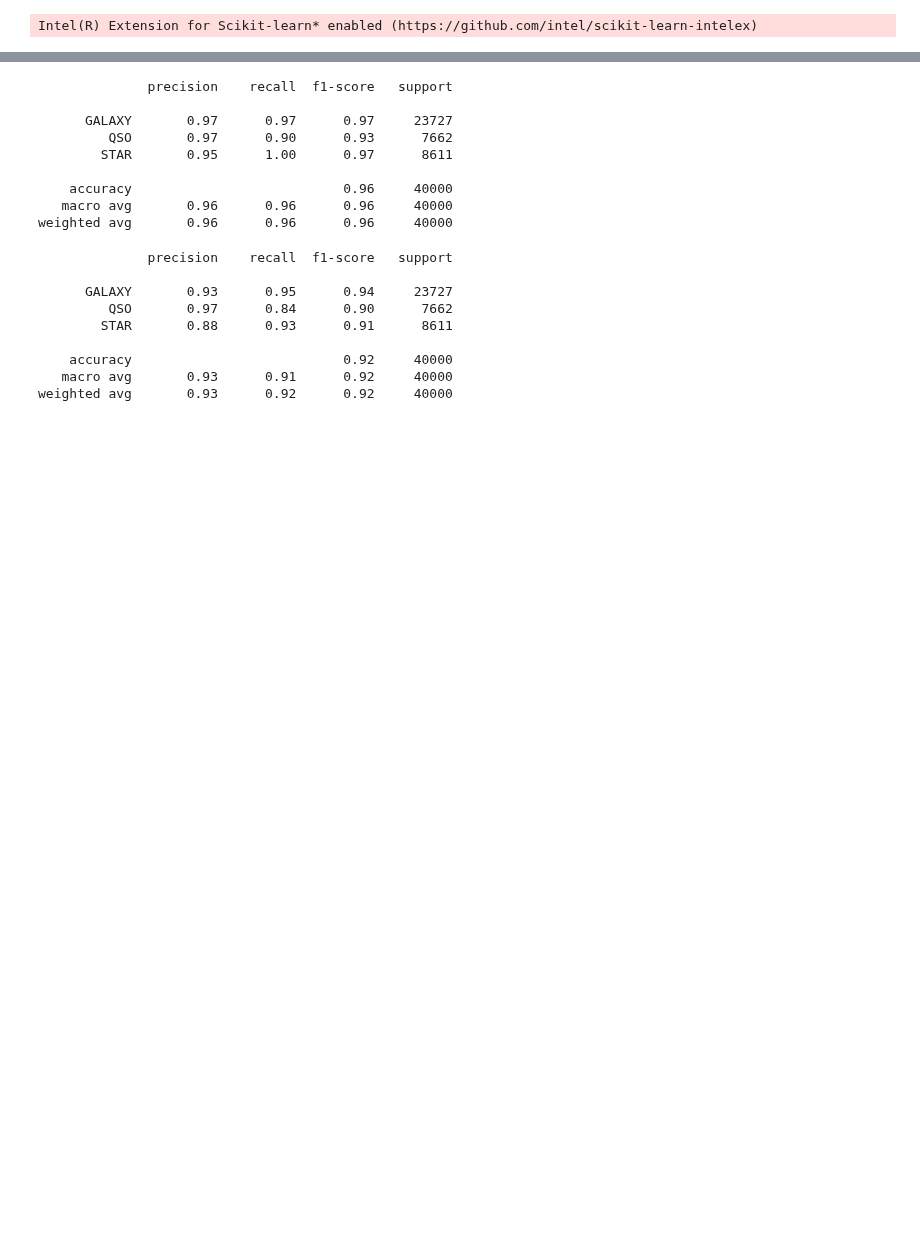
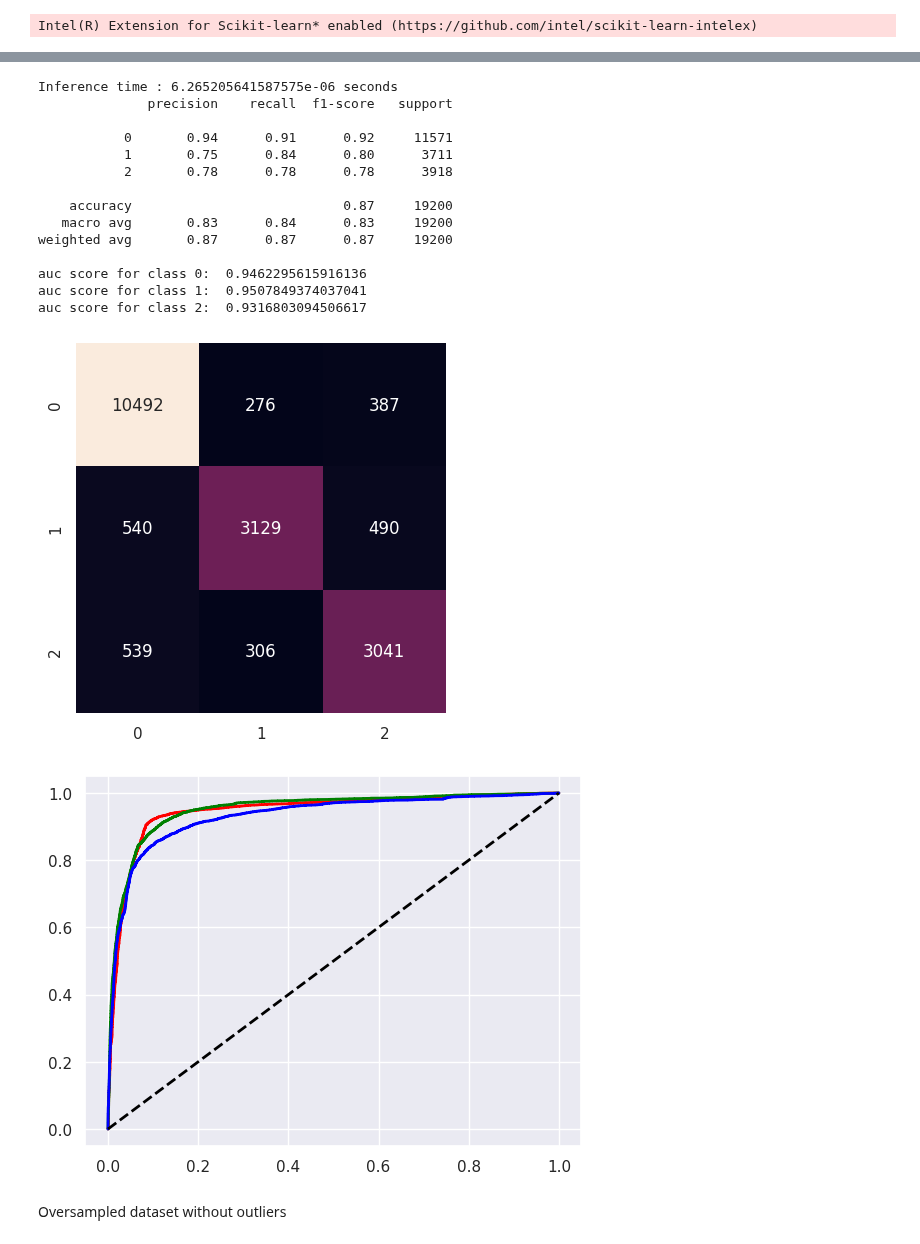
Before and after one commit to LouisCleriot/Stellar-object-classification, a Jupyter notebook: notebooks/SVM.ipynb, the cells around one changed output, grey strips where cells are left out. Drawn from its saved outputs; the diff is of its cells as text; code cells hidden in the pictures; blank space fills up the shorter version.

Commit message:
SVM training

```diff
--- a/notebooks/SVM.ipynb
+++ b/notebooks/SVM.ipynb
@@ -9,0 +13,12 @@ Intel(R) Extension for Scikit-learn* enabled (https://github.com/intel/scikit-le
+# %%
+# Load data
+df = pd.read_csv('../data/processed/train_without_outlier_undersampled.csv')
+X,y = df.drop('class',axis=1),df['class']
+
+# Encode labels
+le = LabelEncoder()
+y = le.fit_transform(y)
+
+# Train model
+clf = SVMClassifier()
+clf.hyperparameter_tuning(X,y)
@@ -9,0 +31,3 @@ Intel(R) Extension for Scikit-learn* enabled (https://github.com/intel/scikit-le
+# %%
+clf = SVMClassifier()
+clf.load('SVM_undersampled_without_outlier')
@@ -10,22 +42,24 @@ Intel(R) Extension for Scikit-learn* enabled (https://github.com/intel/scikit-le
 # %%
-# Read data
-data = pd.read_csv('../data/processed/train_processed.csv')
-X_train, y_train = data.drop('class', axis=1), data['class']
-
-clf = SVMClassifier()
-clf.train(X_train, y_train)
-
-df_test = pd.read_csv('../data/processed/test_processed.csv')
-X_test, y_test = df_test.drop('class', axis=1), df_test['class']
-
-print(clf.evaluate(X_test, y_test))
+df_test = pd.read_csv('../data/processed/test_without_outlier.csv')
+X_test,y_test = df_test.drop('class',axis=1),df_test['class']
+y_test = le.transform(y_test)
+clf.evaluate(X_test,y_test)
 # %% [output]
+Inference time : 6.265205641587575e-06 seconds
               precision    recall  f1-score   support
 
-      GALAXY       0.97      0.97      0.97     23727
-         QSO       0.97      0.90      0.93      7662
-        STAR       0.95      1.00      0.97      8611
+           0       0.94      0.91      0.92     11571
+           1       0.75      0.84      0.80      3711
+           2       0.78      0.78      0.78      3918
 
-    accuracy                           0.96     40000
-   macro avg       0.96      0.96      0.96     40000
-weighted avg       0.96      0.96      0.96     40000
+    accuracy                           0.87     19200
+   macro avg       0.83      0.84      0.83     19200
+weighted avg       0.87      0.87      0.87     19200
+
+auc score for class 0:  0.9462295615916136
+auc score for class 1:  0.9507849374037041
+auc score for class 2:  0.9316803094506617
+[figure, added]
+[figure, added]
+# %% [markdown]
+Oversampled dataset without outliers
@@ -32,22 +80,5 @@ weighted avg       0.96      0.96      0.96     40000
 # %%
-# Read data
-data = pd.read_csv('../data/processed/train_reducted.csv')
-X_train, y_train = data.drop('class', axis=1), data['class']
-
-clf = SVMClassifier()
-clf.train(X_train, y_train)
-
-df_test = pd.read_csv('../data/processed/test_reducted.csv')
-X_test, y_test = df_test.drop('class', axis=1), df_test['class']
-
-print(clf.evaluate(X_test, y_test))
+df_test = pd.read_csv('../data/processed/test_without_outlier.csv')
+X_test,y_test = df_test.drop('class',axis=1),df_test['class']
+y_test = le.transform(y_test)
+clf2.evaluate(X_test,y_test)
-# %% [output]
-              precision    recall  f1-score   support
-
-      GALAXY       0.93      0.95      0.94     23727
-         QSO       0.97      0.84      0.90      7662
-        STAR       0.88      0.93      0.91      8611
-
-    accuracy                           0.92     40000
-   macro avg       0.93      0.91      0.92     40000
-weighted avg       0.93      0.92      0.92     40000
```
Also changed, not shown: parts of 17 cells of this notebook, 3 other files.
